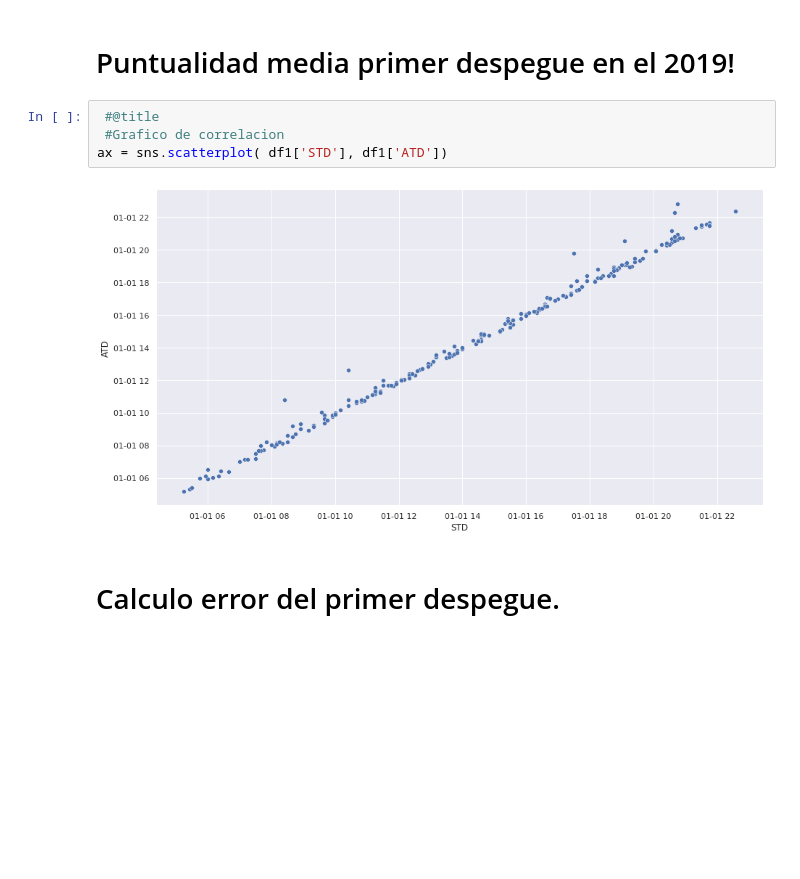
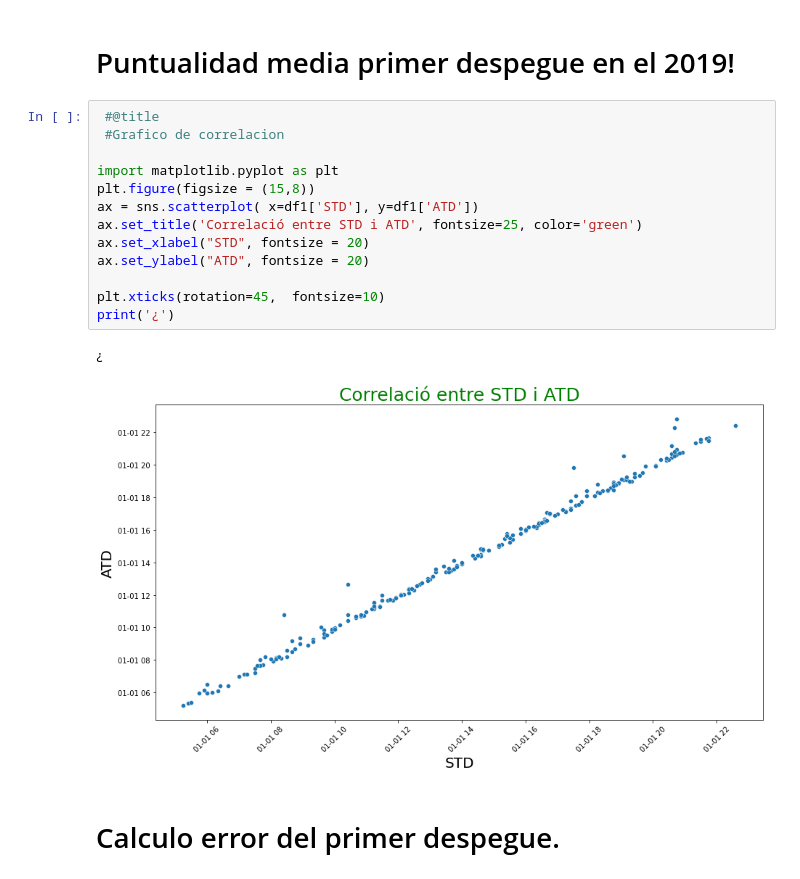
Before and after one commit to JMML2021/Avaluaci-final-per-passar-a-projecte, a Jupyter notebook: Calculo Vueling 2022 con codigos Rev G.ipynb, the cells around one changed output. Saved outputs shown, nothing was run; the diff lists cells and outputs as text; blank space fills up the shorter version.

```diff
--- a/Calculo Vueling 2022 con codigos Rev G.ipynb
+++ b/Calculo Vueling 2022 con codigos Rev G.ipynb
@@ -440,12 +426,22 @@ def dibujarScatter( ejeX, ejeY):
     ax = sns.scatterplot(x , y )
 # %% [markdown]
 # Puntualidad media primer despegue en el 2019!
-# %%
- #@title
- #Grafico de correlacion
-ax = sns.scatterplot( df1['STD'], df1['ATD'])
-# %% [output]
-[figure, removed]
+# %%
+ #@title
+ #Grafico de correlacion
+
+import matplotlib.pyplot as plt
+plt.figure(figsize = (15,8))
+ax = sns.scatterplot( x=df1['STD'], y=df1['ATD'])
+ax.set_title('Correlació entre STD i ATD', fontsize=25, color='green')
+ax.set_xlabel("STD", fontsize = 20)
+ax.set_ylabel("ATD", fontsize = 20)
+
+plt.xticks(rotation=45,  fontsize=10)
+print('¿')
+# %% [output]
+¿
+[figure, added]
 # %% [markdown]
 # Calculo error del primer despegue.
 # %%
```
Also changed, not shown: parts of 49 cells of this notebook.
